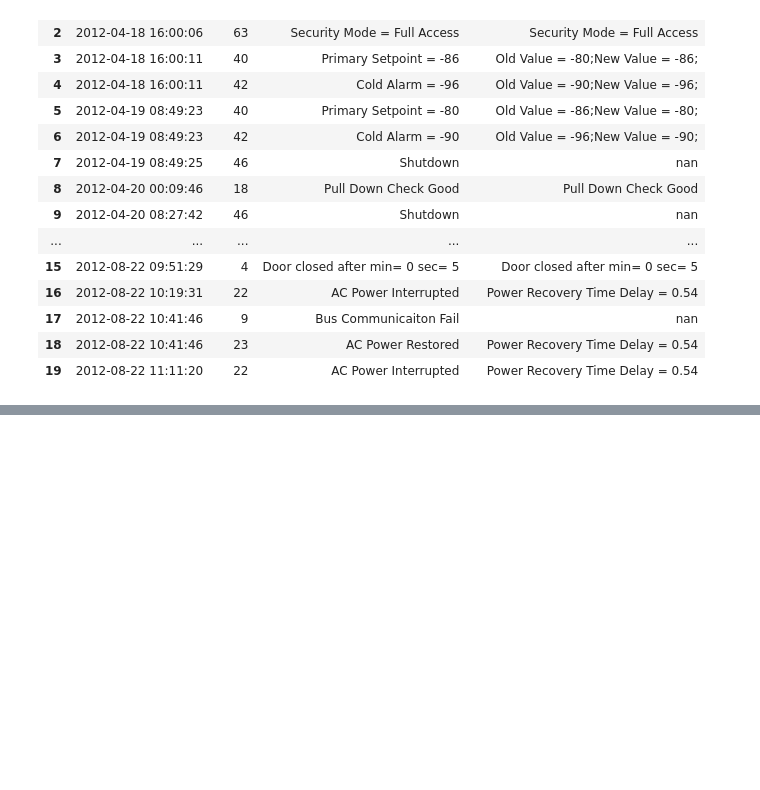
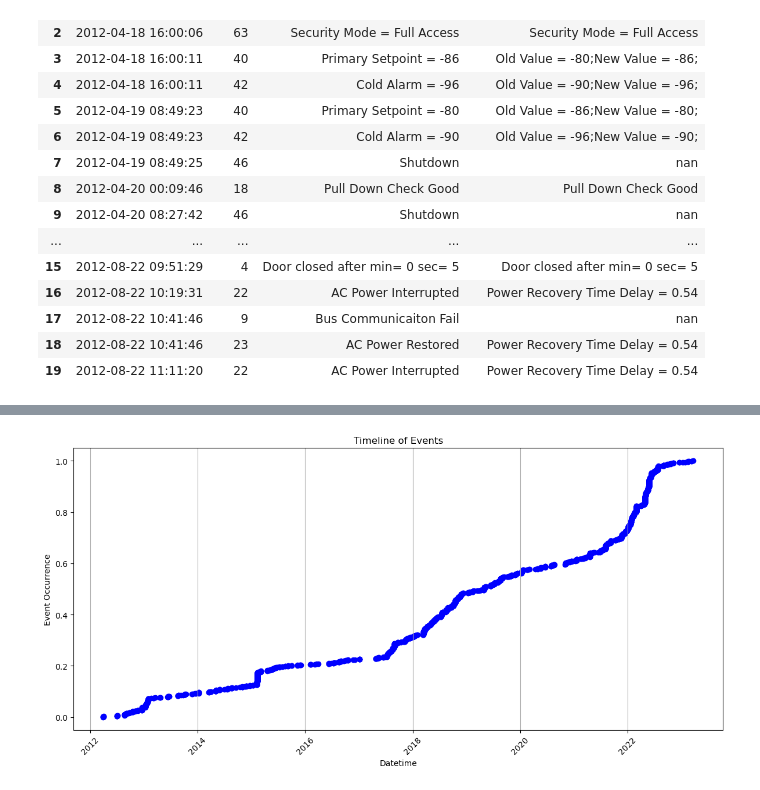
Before and after one commit to muhammadhussain-ops/DeepLearningProject, a Jupyter notebook: Trainset.ipynb, the cells around one changed output, grey strips where cells are left out. Cells and saved outputs as stored; diff of their text form; code cells hidden in the pictures; blank space fills up the shorter version.

```diff
--- a/Trainset.ipynb
+++ b/Trainset.ipynb
@@ -1,8 +1,6 @@
 # %%
-import pandas as pd
+#My path
+path = '/Users/claes/Documents/Mine dokumenter/Universitet/7.semester/Deep_learning/Final project/data/dataset/Revco/'
 
-# Read the Parquet file into a DataFrame
-df_temp = pd.read_parquet('806016_temp.parquet')
-
-# Display the first few rows
-df_temp.head(5)
+#Your path
+#path = '/Users/claes/Desktop/Deep_learning/Week_6'
@@ -176,0 +158,8 @@ for col in numeric_columns:
+# %%
+df = pd.read_parquet(path + '806016_temp.parquet')
+
+pd.set_option('display.max_rows', None)
+
+df_filtered = df[df['Event'].notnull()]
+#df_filtered.head(500)
+#print(df_filtered.head(5))
@@ -177,3 +207,47 @@ for col in numeric_columns:
+# %%
+import pandas as pd
+import matplotlib.pyplot as plt
+import numpy as np
+
+# Ensure the 'Datetime' column is in datetime format
+df['Datetime'] = pd.to_datetime(df['Datetime'])
+
+# Filter rows where 'Event' is not 'None'
+df_events = df[df['Event'].notnull()]
+
+# Sort the DataFrame by 'Datetime'
+df_events = df_events.sort_values(by='Datetime')
+
+# Create a y-axis position for each event to spread them out
+# We'll alternate the y-axis position to avoid overlap
+num_events = len(df_events)
+y_positions = np.linspace(0, 1, num_events)  # Spread y-values slightly above and below 1
+
+plt.figure(figsize=(12, 6))
+plt.scatter(df_events['Datetime'], y_positions, marker='o', color='blue')
+
+# # Add event descriptions as annotations with offsets
+# for i, (idx, row) in enumerate(df_events.iterrows()):
+#     plt.annotate(
+#         row['Event'].decode('utf-8') if isinstance(row['Event'], bytes) else row['Event'],
+#         (row['Datetime'], y_positions[i]),
+#         textcoords="offset points",
+#         xytext=(0, 10),
+#         ha='center',
+#         fontsize=9,
+#         arrowprops=dict(arrowstyle='->', color='gray', lw=0.5)
+#     )
+
+# Formatting the plot
+plt.title('Timeline of Events')
+plt.xlabel('Datetime')
+plt.ylabel('Event Occurrence')
+plt.grid(axis='x')
+plt.xticks(rotation=45)
+plt.tight_layout()
+plt.show()
+# %% [output]
+[figure, added]
 # %%
 import numpy as np
 import matplotlib.pyplot as plt
```
Also changed, not shown: parts of 14 cells of this notebook.
